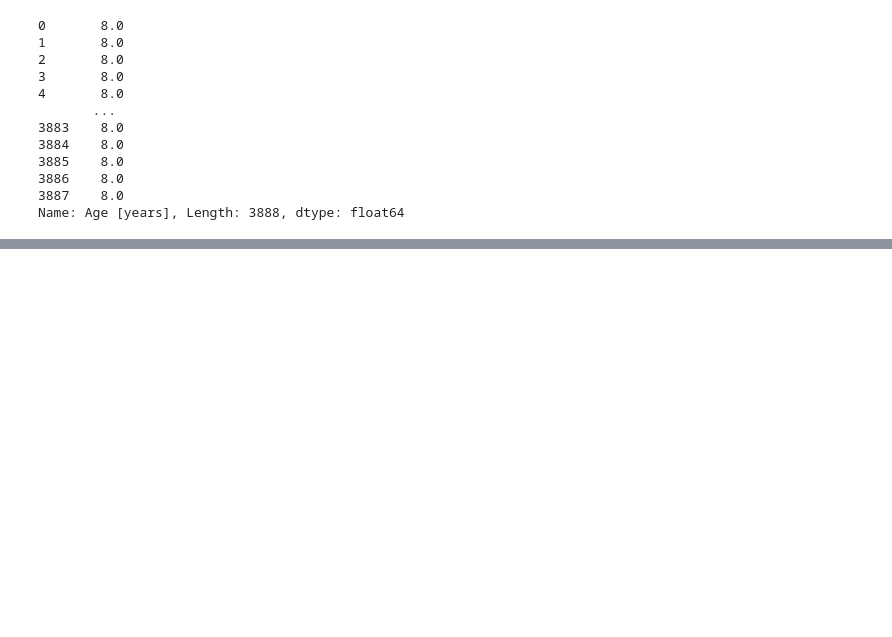
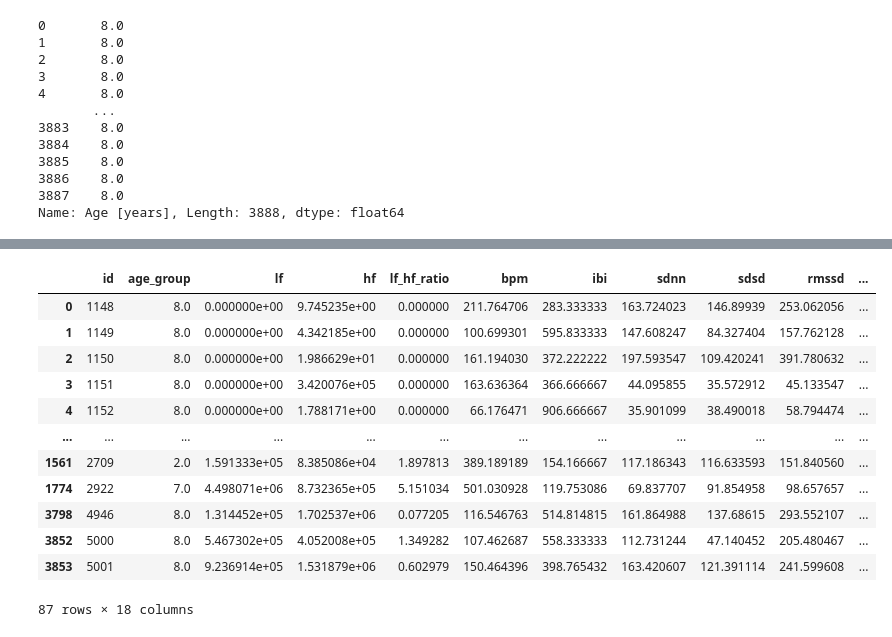
Before and after one commit to fffffakel/Age_classification_with_PPG, a Jupyter notebook: parsers/parse_bruno.ipynb, the cells around one changed output, grey strips where cells are left out. Drawn from its saved outputs; the diff is of its cells as text; code cells hidden in the pictures; blank space fills up the shorter version.

```diff
--- a/parsers/parse_bruno.ipynb
+++ b/parsers/parse_bruno.ipynb
@@ -196 +262,17 @@ df_metadata
+# %%
+df2
+# %% [output]
+|  | id | age_group | lf | hf | lf_hf_ratio | bpm | ibi | sdnn | sdsd | rmssd | ... |
+| 0 | 1148 | 8.0 | 0.000000e+00 | 9.745235e+00 | 0.000000 | 211.764706 | 283.333333 | 163.724023 | 146.89939 | 253.062056 | ... |
+| 1 | 1149 | 8.0 | 0.000000e+00 | 4.342185e+00 | 0.000000 | 100.699301 | 595.833333 | 147.608247 | 84.327404 | 157.762128 | ... |
+| 2 | 1150 | 8.0 | 0.000000e+00 | 1.986629e+01 | 0.000000 | 161.194030 | 372.222222 | 197.593547 | 109.420241 | 391.780632 | ... |
+| 3 | 1151 | 8.0 | 0.000000e+00 | 3.420076e+05 | 0.000000 | 163.636364 | 366.666667 | 44.095855 | 35.572912 | 45.133547 | ... |
+| 4 | 1152 | 8.0 | 0.000000e+00 | 1.788171e+00 | 0.000000 | 66.176471 | 906.666667 | 35.901099 | 38.490018 | 58.794474 | ... |
+| ... | ... | ... | ... | ... | ... | ... | ... | ... | ... | ... | ... |
+| 1561 | 2709 | 2.0 | 1.591333e+05 | 8.385086e+04 | 1.897813 | 389.189189 | 154.166667 | 117.186343 | 116.633593 | 151.840560 | ... |
+| 1774 | 2922 | 7.0 | 4.498071e+06 | 8.732365e+05 | 5.151034 | 501.030928 | 119.753086 | 69.837707 | 91.854958 | 98.657657 | ... |
+| 3798 | 4946 | 8.0 | 1.314452e+05 | 1.702537e+06 | 0.077205 | 116.546763 | 514.814815 | 161.864988 | 137.68615 | 293.552107 | ... |
+| 3852 | 5000 | 8.0 | 5.467302e+05 | 4.052008e+05 | 1.349282 | 107.462687 | 558.333333 | 112.731244 | 47.140452 | 205.480467 | ... |
+| 3853 | 5001 | 8.0 | 9.236914e+05 | 1.531879e+06 | 0.602979 | 150.464396 | 398.765432 | 163.420607 | 121.391114 | 241.599608 | ... |
+87 rows × 18 columns
 # %%
```
Also changed, not shown: parts of 9 cells of this notebook, 8 other files.
